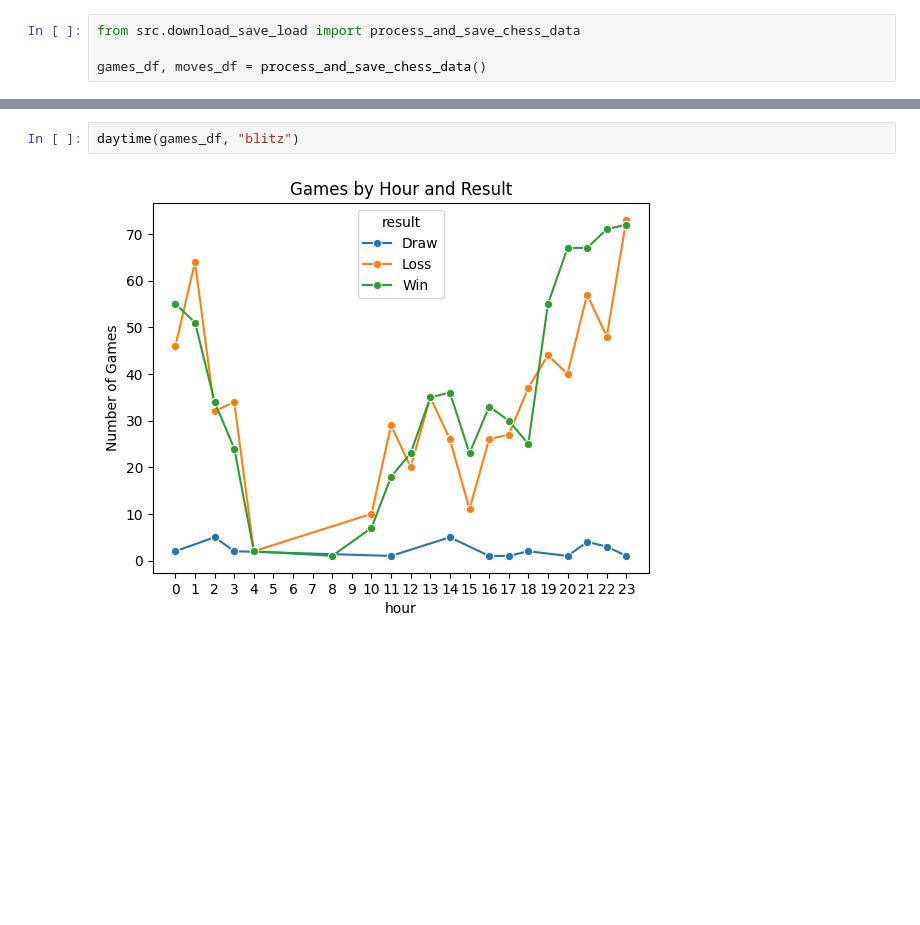
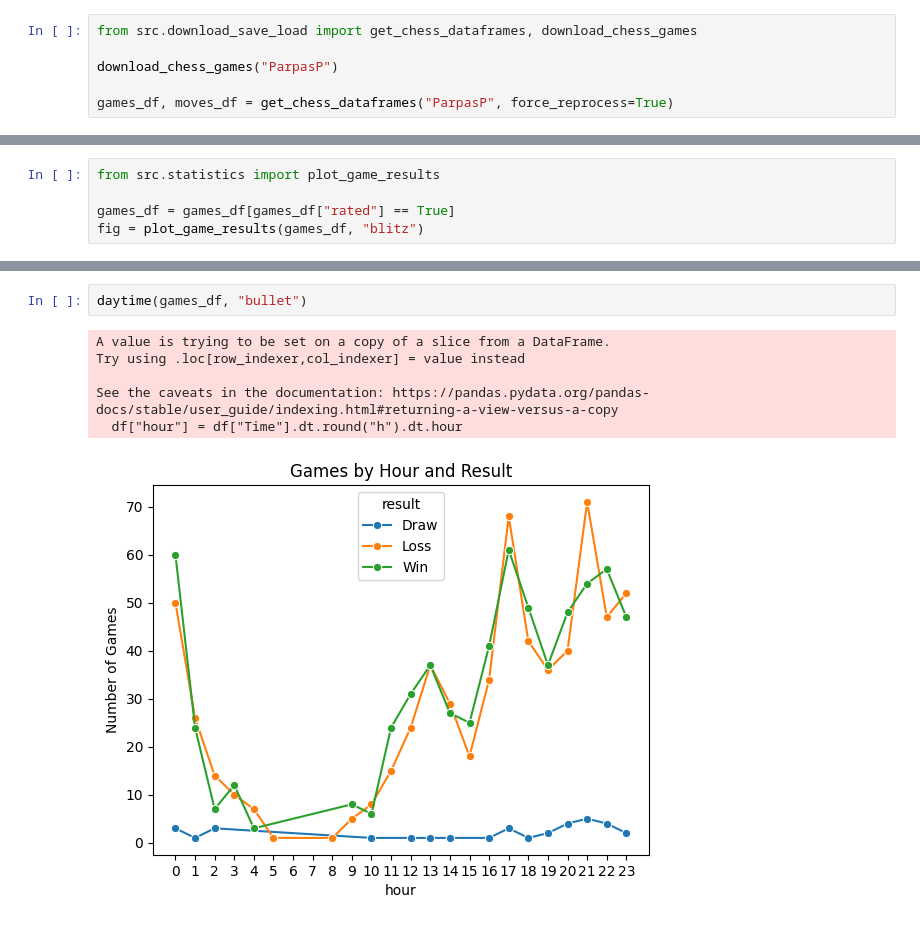
Before and after one commit to ParpasP/Chess-Project, a Jupyter notebook: ChessProject.ipynb, the cells around one changed output, grey strips where cells are left out. Drawn from its saved outputs; the diff is of its cells as text; blank space fills up the shorter version.

```diff
--- a/ChessProject.ipynb
+++ b/ChessProject.ipynb
@@ -11,5 +66,7 @@ NameError: name 'Path' is not defined
 # %%
-from src.download_save_load import process_and_save_chess_data
+from src.download_save_load import get_chess_dataframes, download_chess_games
 
-games_df, moves_df = process_and_save_chess_data()
+download_chess_games("ParpasP")
+
+games_df, moves_df = get_chess_dataframes("ParpasP", force_reprocess=True)
 # %% [output]
@@ -24,0 +250,5 @@ games_df, moves_df = process_and_save_chess_data()
+# %%
+from src.statistics import plot_game_results
+
+games_df = games_df[games_df["rated"] == True]
+fig = plot_game_results(games_df, "blitz")
@@ -169,4 +428,9 @@ accuracy(games_df)
 # %%
-daytime(games_df, "blitz")
+daytime(games_df, "bullet")
 # %% [output]
+A value is trying to be set on a copy of a slice from a DataFrame.
+Try using .loc[row_indexer,col_indexer] = value instead
+
+See the caveats in the documentation: https://pandas.pydata.org/pandas-docs/stable/user_guide/indexing.html#returning-a-view-versus-a-copy
+  df["hour"] = df["Time"].dt.round("h").dt.hour
-[figure, old version]
+[figure, new version]
```
Also changed, not shown: parts of 39 cells of this notebook, 9 other files.
